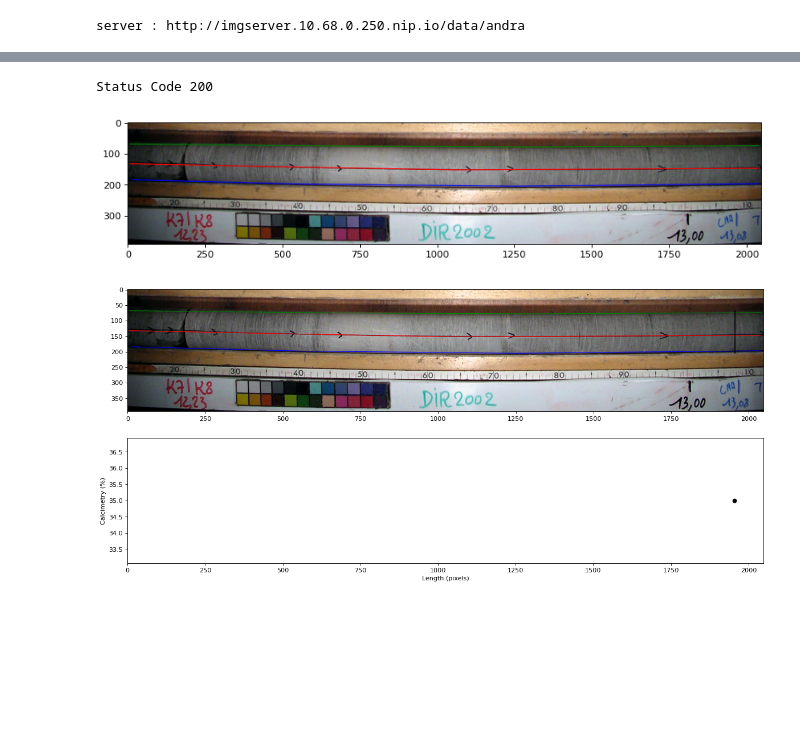
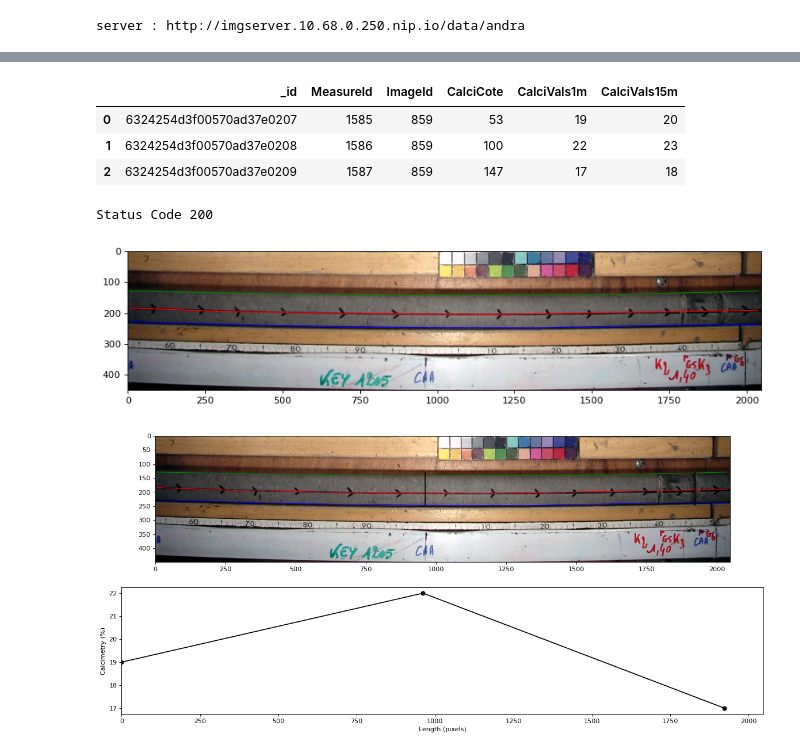
Before and after one commit to zwergon/calcimetry, a Jupyter notebook: notebooks/open-image-calcimetry.ipynb, the cells around one changed output, grey strips where cells are left out. Cells and saved outputs as stored; diff of their text form; code cells hidden in the pictures; blank space fills up the shorter version.

Commit message:
update to notebook that opens an image and plots calcimetry so that it functions with the updated MongoDB

```diff
--- a/notebooks/open-image-calcimetry.ipynb
+++ b/notebooks/open-image-calcimetry.ipynb
@@ -21,10 +21,10 @@ server : http://imgserver.10.68.0.250.nip.io/data/andra
 # %%
 mongo_info = MongoInfo()
 # %%
-drillname = 'DIR2002'
+drillname = 'KEY1205'
 with MongoAPI(mongo_info=mongo_info) as mongo_api:
     partialdrillname = f'.*{drillname}.*'
-    doc = mongo_api.db['measurements'].find({'DrillName': {'$regex' : partialdrillname}})
+    doc = mongo_api.db['images'].find({'DrillName': {'$regex' : partialdrillname}})
     df = pd.DataFrame(list(doc))
 df
 # %% [output]
@@ -39,5 +37,16 @@ df
+# %%
+ImageID = 859
+with MongoAPI(mongo_info=mongo_info) as mongo_api:
+    doc = mongo_api.db['measurements'].find({'ImageId': ImageID})
+    df = pd.DataFrame(list(doc))
+df
+# %% [output]
+|  | _id | MeasureId | ImageId | CalciCote | CalciVals1m | CalciVals15m |
+| 0 | 6324254d3f00570ad37e0207 | 1585 | 859 | 53 | 19 | 20 |
+| 1 | 6324254d3f00570ad37e0208 | 1586 | 859 | 100 | 22 | 23 |
+| 2 | 6324254d3f00570ad37e0209 | 1587 | 859 | 147 | 17 | 18 |
 # %%
-ImageId = 154
+ImageId = 859
 
 def draw_line(polyline, color='red'):
     x = []
@@ -45,34 +54,34 @@ def draw_line(polyline, color='red'):
     for t in polyline:
         x.append(t[0])
         y.append(t[1])
     apath = Path(list(zip(x, y)))
     apatch = patches.PathPatch(apath, linewidth=1, facecolor='none', edgecolor=color)
     return apatch
 
 with MongoAPI(mongo_info=mongo_info) as mongo_api:
     doc = mongo_api.db['images'].find_one({'ImageId': ImageId})
 
     if len(doc['k_Up']) > 1:
         top_line = draw_line(doc['k_Up'], color='green')
     if doc['k_Arrow'] is not None:
         arrow_line = draw_line(doc['k_Arrow'], color='red')
     if len(doc['k_Down']) > 1:
         bottom_line = draw_line(doc['k_Down'], color='blue')
 
     filename = f"/data/andra/calci_photos/{drillname}/Photos/{doc['FileName']}"
     img = server.get_file(filename)
 
     figure(figsize=(12, 8), dpi=80)
     plt.imshow(img)
     if len(doc['k_Up']) > 1:
         plt.gca().add_patch(top_line)
     if doc['k_Arrow'] is not None:
         plt.gca().add_patch(arrow_line)
     if len(doc['k_Down']) > 1:
         plt.gca().add_patch(bottom_line)
 # %% [output]
 Status Code 200
-[figure, old version]
+[figure, new version]
 # %%
 with MongoAPI(mongo_info=mongo_info) as mongo_api:
     doc = mongo_api.db['images'].find_one({'ImageId': ImageId})
@@ -119,4 +128,4 @@ with MongoAPI(mongo_info=mongo_info) as mongo_api:
     plt.ylabel('Calcimetry (%)')
     plt.xlabel('Length (pixels)')
 # %% [output]
-[figure, old version]
+[figure, new version]
```
Also changed, not shown: parts of 1 cell of this notebook.
